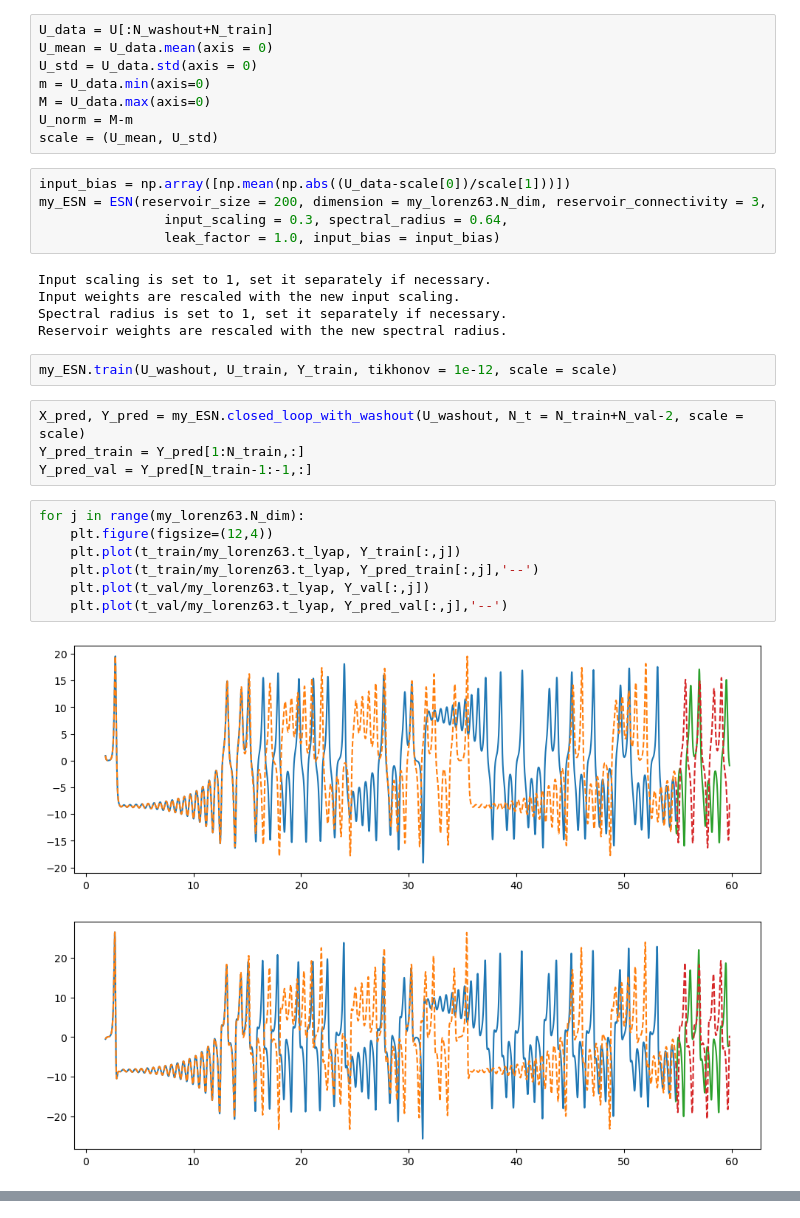
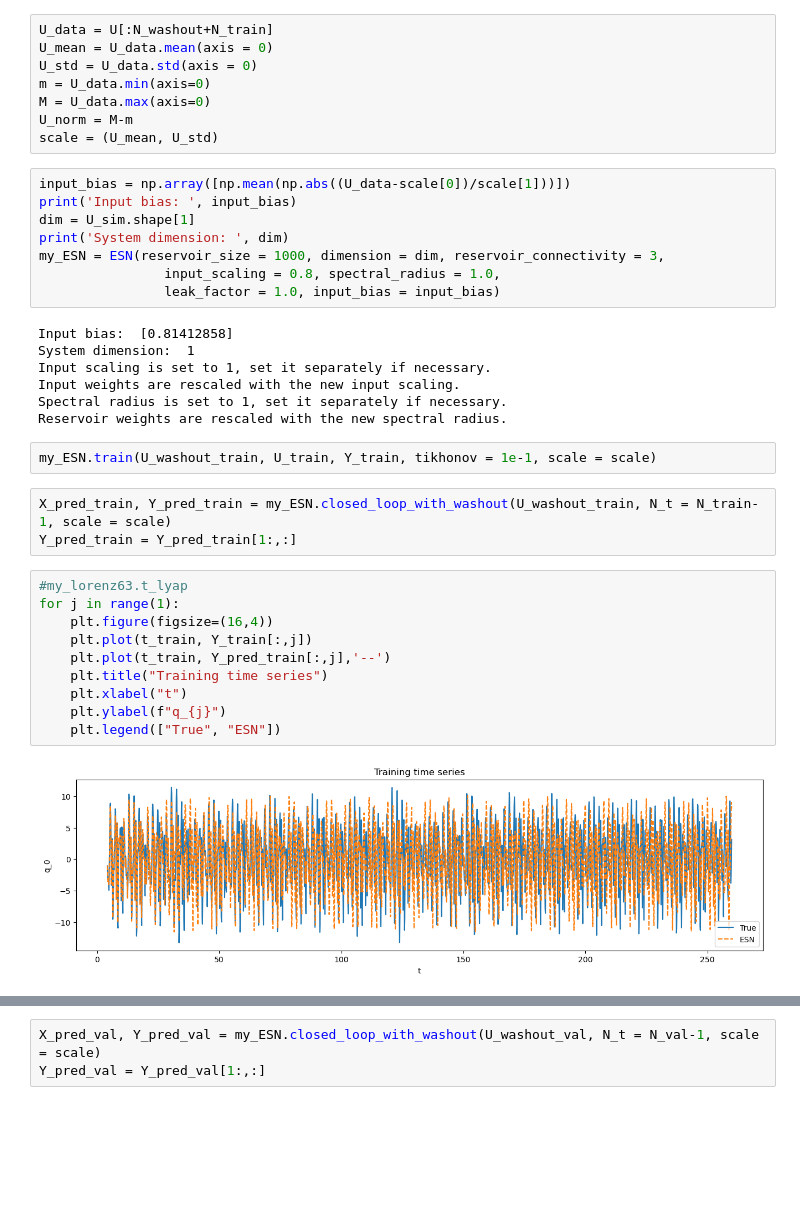
Before and after one commit to MagriLab/Adjoint-ESN, a Jupyter notebook: src/run.ipynb, the cells around one changed output, grey strips where cells are left out. Cells and saved outputs as stored; diff of their text form; blank space fills up the shorter version.

```diff
--- a/src/run.ipynb
+++ b/src/run.ipynb
@@ -59,27 +103,33 @@ U_norm = M-m
 scale = (U_mean, U_std)
 # %%
 input_bias = np.array([np.mean(np.abs((U_data-scale[0])/scale[1]))])
-my_ESN = ESN(reservoir_size = 200, dimension = my_lorenz63.N_dim, reservoir_connectivity = 3,
-                input_scaling = 0.3, spectral_radius = 0.64,
+print('Input bias: ', input_bias)
+dim = U_sim.shape[1]
+print('System dimension: ', dim)
+my_ESN = ESN(reservoir_size = 1000, dimension = dim, reservoir_connectivity = 3,
+                input_scaling = 0.8, spectral_radius = 1.0,
                 leak_factor = 1.0, input_bias = input_bias)
 # %% [output]
+Input bias:  [0.81412858]
+System dimension:  1
 Input scaling is set to 1, set it separately if necessary.
 Input weights are rescaled with the new input scaling.
 Spectral radius is set to 1, set it separately if necessary.
 Reservoir weights are rescaled with the new spectral radius.
 # %%
-my_ESN.train(U_washout, U_train, Y_train, tikhonov = 1e-12, scale = scale)
+my_ESN.train(U_washout_train, U_train, Y_train, tikhonov = 1e-1, scale = scale)
 # %%
-X_pred, Y_pred = my_ESN.closed_loop_with_washout(U_washout, N_t = N_train+N_val-2, scale = scale)
-Y_pred_train = Y_pred[1:N_train,:]
-Y_pred_val = Y_pred[N_train-1:-1,:]
+X_pred_train, Y_pred_train = my_ESN.closed_loop_with_washout(U_washout_train, N_t = N_train-1, scale = scale)
+Y_pred_train = Y_pred_train[1:,:]
 # %%
-for j in range(my_lorenz63.N_dim):
-    plt.figure(figsize=(12,4))
-    plt.plot(t_train/my_lorenz63.t_lyap, Y_train[:,j])
-    plt.plot(t_train/my_lorenz63.t_lyap, Y_pred_train[:,j],'--')
-    plt.plot(t_val/my_lorenz63.t_lyap, Y_val[:,j])
-    plt.plot(t_val/my_lorenz63.t_lyap, Y_pred_val[:,j],'--')
+#my_lorenz63.t_lyap
+for j in range(1):
+    plt.figure(figsize=(16,4))
+    plt.plot(t_train, Y_train[:,j])
+    plt.plot(t_train, Y_pred_train[:,j],'--')
+    plt.title("Training time series")
+    plt.xlabel("t")
+    plt.ylabel(f"q_{j}")
+    plt.legend(["True", "ESN"])
 # %% [output]
-[figure, old version]
+[figure, new version]
-[figure, removed]
@@ -86,0 +136,3 @@ for j in range(my_lorenz63.N_dim):
+# %%
+X_pred_val, Y_pred_val = my_ESN.closed_loop_with_washout(U_washout_val, N_t = N_val-1, scale = scale)
+Y_pred_val = Y_pred_val[1:,:]
```
Also changed, not shown: parts of 11 cells of this notebook, 5 other files.
